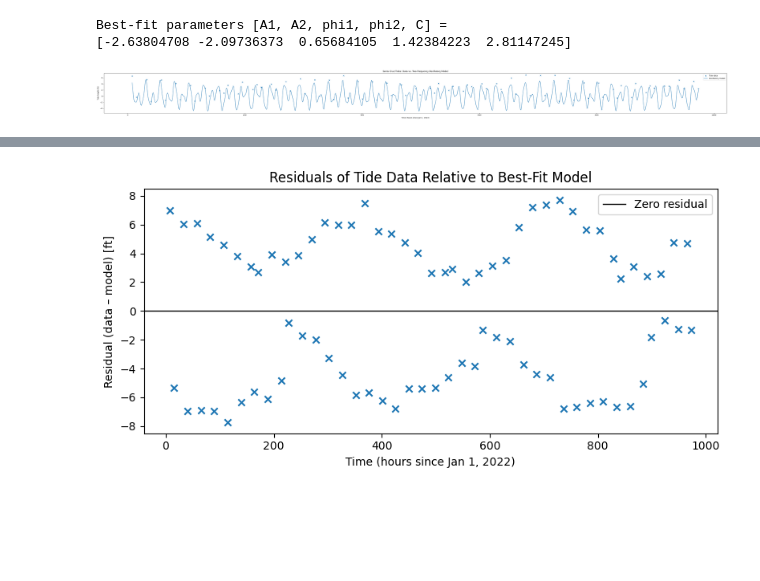
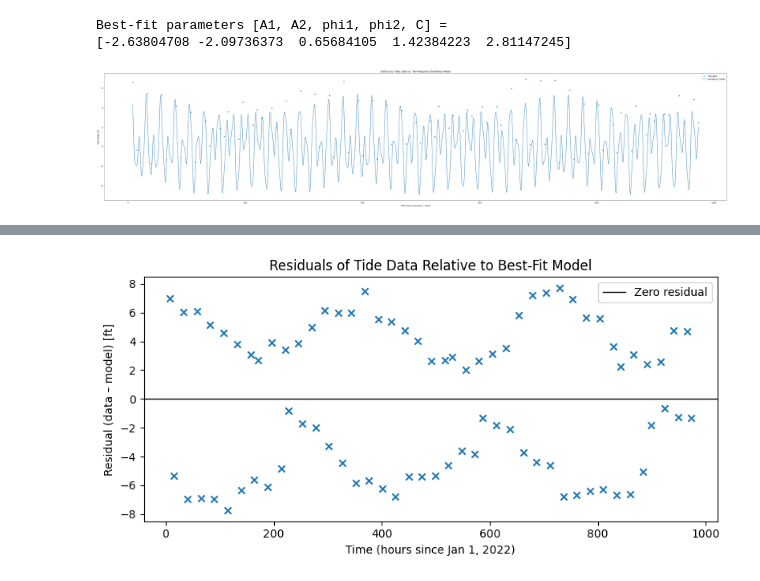
Before and after one commit to CAO23313/ASTR-19_Group-Project, a Jupyter notebook: Tidal_Proj-4.ipynb, the cells around one changed output, grey strips where cells are left out. Cells and saved outputs as stored; diff of their text form; code cells hidden in the pictures; blank space fills up the shorter version.

Commit message:
fix size for the graph

```diff
--- a/Tidal_Proj-4.ipynb
+++ b/Tidal_Proj-4.ipynb
@@ -56,19 +56,19 @@ Best-fit parameters [A1, A2, phi1, phi2, C] =
 t_fit = np.linspace(t_hours.min(), t_hours.max(), 1000)
 h_fit = tide_function(t_fit, *popt)
 # %%
-plt.figure(figsize=(48,4))
+plt.figure(figsize=(45,10))
 plt.scatter(t_hours, heights, label="Tide data", marker="x")
 plt.plot(t_fit, h_fit, label="Oscillatory model")
 plt.xlabel("Time (hours since Jan 1, 2022)")
 plt.ylabel("Tide height (ft)")
 plt.title("Santa Cruz Tides: Data vs. Two-Frequency Oscillatory Model")
 plt.legend()
 plt.tight_layout()
 
 plt.savefig("tide_fit.pdf")
 plt.show()
 # %% [output]
-[figure, old version]
+[figure, new version]
 # %%
 model_heights = tide_function(t_hours, *popt)
 residuals = heights - model_heights
```
Also changed, not shown: parts of 1 cell of this notebook.
